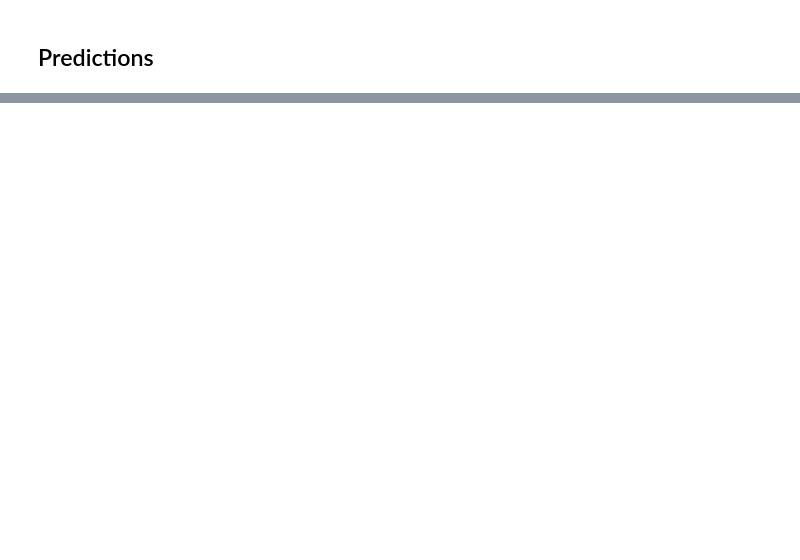
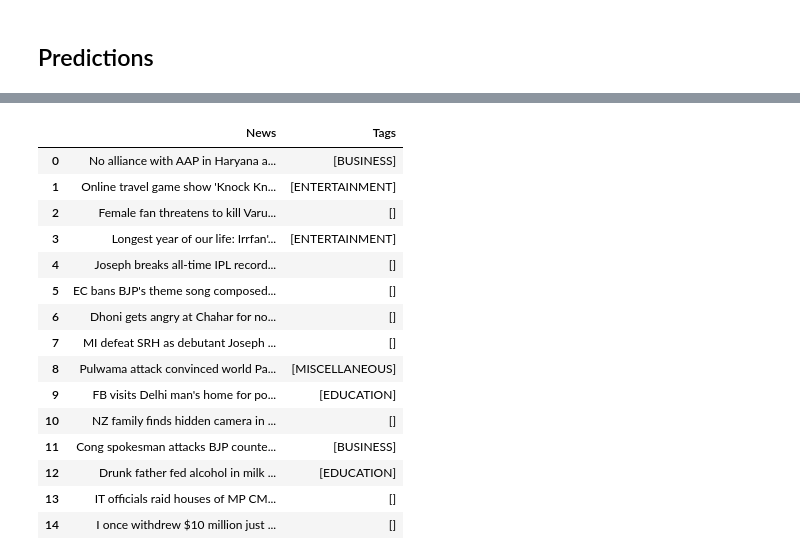
Before and after one commit to Ritvik19/News-Classifier, a Jupyter notebook: v3.ipynb, the cells around one changed output, grey strips where cells are left out. Cells and saved outputs as stored; diff of their text form; code cells hidden in the pictures; blank space fills up the shorter version.

```diff
--- a/v3.ipynb
+++ b/v3.ipynb
@@ -474,0 +552,2 @@ test_results
+# %%
+new_model = load_model("model.h5")
@@ -474,0 +564,42 @@ test_results
+# %%
+preds = new_model.predict(pad_sequences(tokenizer.texts_to_sequences(test_news), maxlen=pad_length))
+# %%
+def interpreted_lstm_pred(pred):
+    labels = [
+        'LIFESTYLE',
+        'POLITICS',
+        'GLOBAL',
+        'MISCELLANEOUS',
+        'ENTERTAINMENT',
+        'EDUCATION',
+        'BUSINESS',
+        'SPORTS'
+    ]
+    identified = []
+    for i, p in enumerate(pred):
+        if p > 0.5:
+            identified.append(labels[i])
+    return identified
+# %%
+preds_ = []
+for pred in preds:
+    preds_.append(interpreted_lstm_pred(pred))
+# %%
+pd.DataFrame({'News': test_news, 'Tags':preds_})
+# %% [output]
+|  | News | Tags |
+| 0 | No alliance with AAP in Haryana a... | [BUSINESS] |
+| 1 | Online travel game show 'Knock Kn... | [ENTERTAINMENT] |
+| 2 | Female fan threatens to kill Varu... | [] |
+| 3 | Longest year of our life: Irrfan'... | [ENTERTAINMENT] |
+| 4 | Joseph breaks all-time IPL record... | [] |
+| 5 | EC bans BJP's theme song composed... | [] |
+| 6 | Dhoni gets angry at Chahar for no... | [] |
+| 7 | MI defeat SRH as debutant Joseph ... | [] |
+| 8 | Pulwama attack convinced world Pa... | [MISCELLANEOUS] |
+| 9 | FB visits Delhi man's home for po... | [EDUCATION] |
+| 10 | NZ family finds hidden camera in ... | [] |
+| 11 | Cong spokesman attacks BJP counte... | [BUSINESS] |
+| 12 | Drunk father fed alcohol in milk ... | [EDUCATION] |
+| 13 | IT officials raid houses of MP CM... | [] |
+| 14 | I once withdrew $10 million just ... | [] |
```
Also changed, not shown: parts of 31 cells of this notebook, 5 other files.
